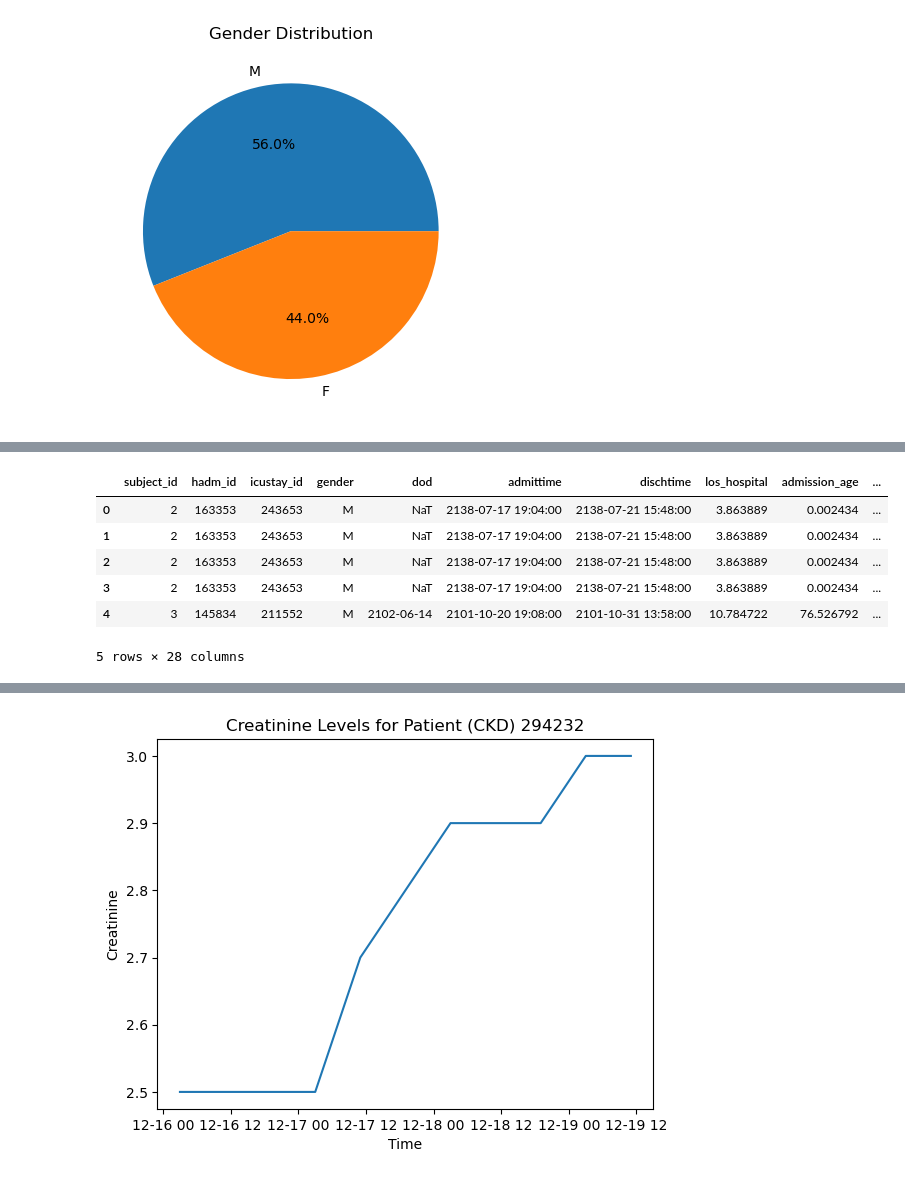
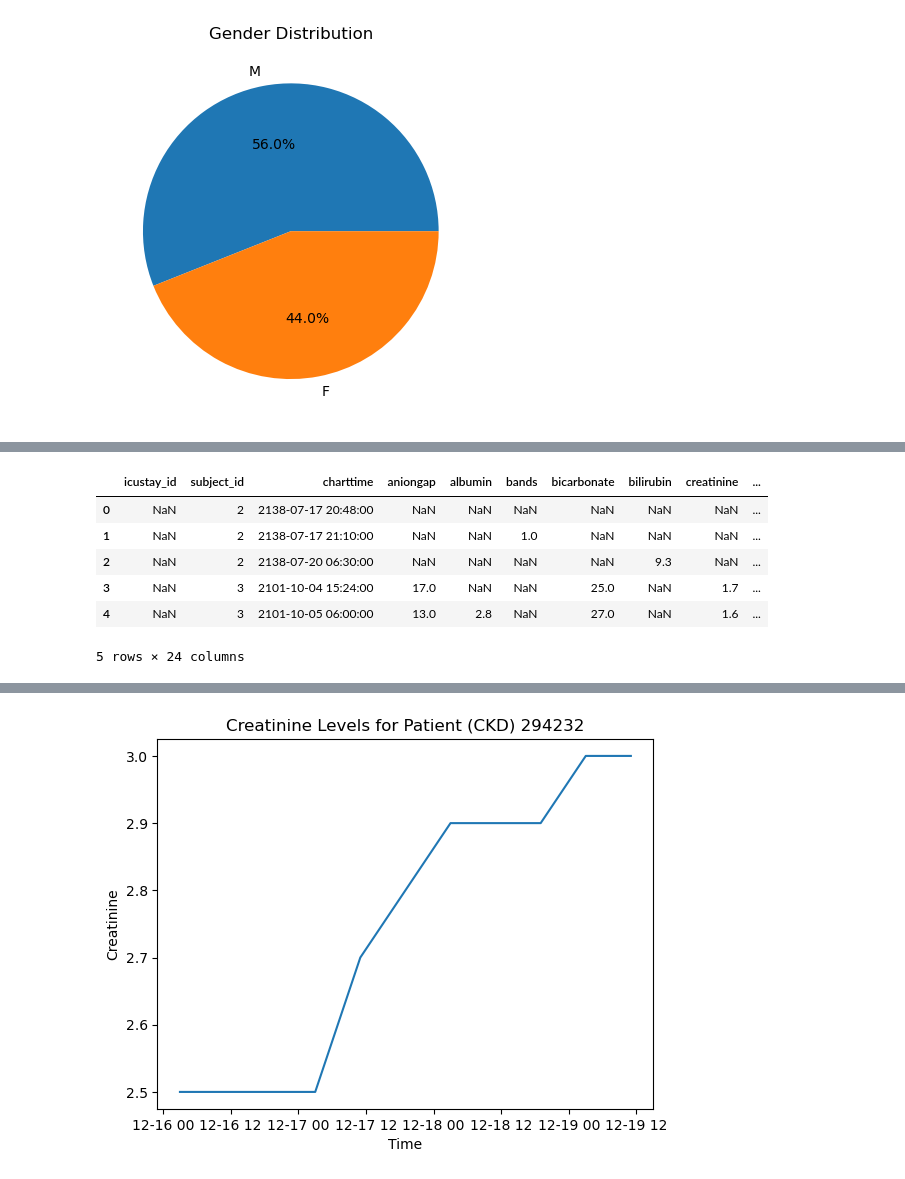
Before and after one commit to navikannur/CKD_Multimodal_Thesis, a Jupyter notebook: Thesis_EDA.ipynb, the cells around one changed output, grey strips where cells are left out. Cells and saved outputs as stored; diff of their text form; code cells hidden in the pictures.

```diff
--- a/Thesis_EDA.ipynb
+++ b/Thesis_EDA.ipynb
@@ -31,8 +31,9 @@ cur = conn.cursor()
 # Read in table with patients & admissions (inner join on subject_id) and icu_stays (inner joinon subject_id and hadm_id)
 icustay_details = pd.read_sql_query("SELECT * FROM mimiciii.flicu_icustay_detail;", conn)
 
-# Read in vital signs
-#pivoted_vital = pd.read_sql_query("SELECT * FROM mimiciii.pivoted_vital;", conn)
+# Read in vital and lab signs
+pivoted_vital = pd.read_sql_query("SELECT * FROM mimiciii.pivoted_vital;", conn)
+pivoted_lab = pd.read_sql_query("SELECT * FROM mimiciii.ckd_pivoted_lab;", conn)
 
 # Read in lab measurements
 # Use flicu_pivoted_lab (as it only takes the lab tests during ICU stay)
@@ -43,6 +44,8 @@ icustay_details = pd.read_sql_query("SELECT * FROM mimiciii.flicu_icustay_detail
 #pivoted_lab = pd.read_sql_query(query, conn)
 
 # Close the cursor and connection to so the server can allocate bandwidth to other requests
+cur.close()
+conn.close()
 # %%
 icustay_details.columns
 # %% [output]
@@ -195,8 +156,3 @@ PIVOTED VITALS
-# %%
-pivoted_lab = pd.read_sql_query("SELECT * FROM mimiciii.flicu_pivoted_lab;", conn)
-pivoted_vital = pd.read_sql_query("SELECT * FROM mimiciii.pivoted_vital;", conn)
-cur.close()
-conn.close()
 # %%
 pivoted_vital.head(5)
 # %% [output]
@@ -230,10 +177,10 @@ plt.show()
 # %%
-non_ckd_df.head(5)
+pivoted_lab.head(5)
 # %% [output]
-|  | subject_id | hadm_id | icustay_id | gender | dod | admittime | dischtime | los_hospital | admission_age | ... |
-| 0 | 2 | 163353 | 243653 | M | NaT | 2138-07-17 19:04:00 | 2138-07-21 15:48:00 | 3.863889 | 0.002434 | ... |
-| 1 | 2 | 163353 | 243653 | M | NaT | 2138-07-17 19:04:00 | 2138-07-21 15:48:00 | 3.863889 | 0.002434 | ... |
-| 2 | 2 | 163353 | 243653 | M | NaT | 2138-07-17 19:04:00 | 2138-07-21 15:48:00 | 3.863889 | 0.002434 | ... |
-| 3 | 2 | 163353 | 243653 | M | NaT | 2138-07-17 19:04:00 | 2138-07-21 15:48:00 | 3.863889 | 0.002434 | ... |
-| 4 | 3 | 145834 | 211552 | M | 2102-06-14 | 2101-10-20 19:08:00 | 2101-10-31 13:58:00 | 10.784722 | 76.526792 | ... |
+|  | icustay_id | subject_id | charttime | aniongap | albumin | bands | bicarbonate | bilirubin | creatinine | ... |
+| 0 | NaN | 2 | 2138-07-17 20:48:00 | NaN | NaN | NaN | NaN | NaN | NaN | ... |
+| 1 | NaN | 2 | 2138-07-17 21:10:00 | NaN | NaN | 1.0 | NaN | NaN | NaN | ... |
+| 2 | NaN | 2 | 2138-07-20 06:30:00 | NaN | NaN | NaN | NaN | 9.3 | NaN | ... |
+| 3 | NaN | 3 | 2101-10-04 15:24:00 | 17.0 | NaN | NaN | 25.0 | NaN | 1.7 | ... |
+| 4 | NaN | 3 | 2101-10-05 06:00:00 | 13.0 | 2.8 | NaN | 27.0 | NaN | 1.6 | ... |
-5 rows × 28 columns
+5 rows × 24 columns
```
Also changed, not shown: parts of 43 cells of this notebook.
